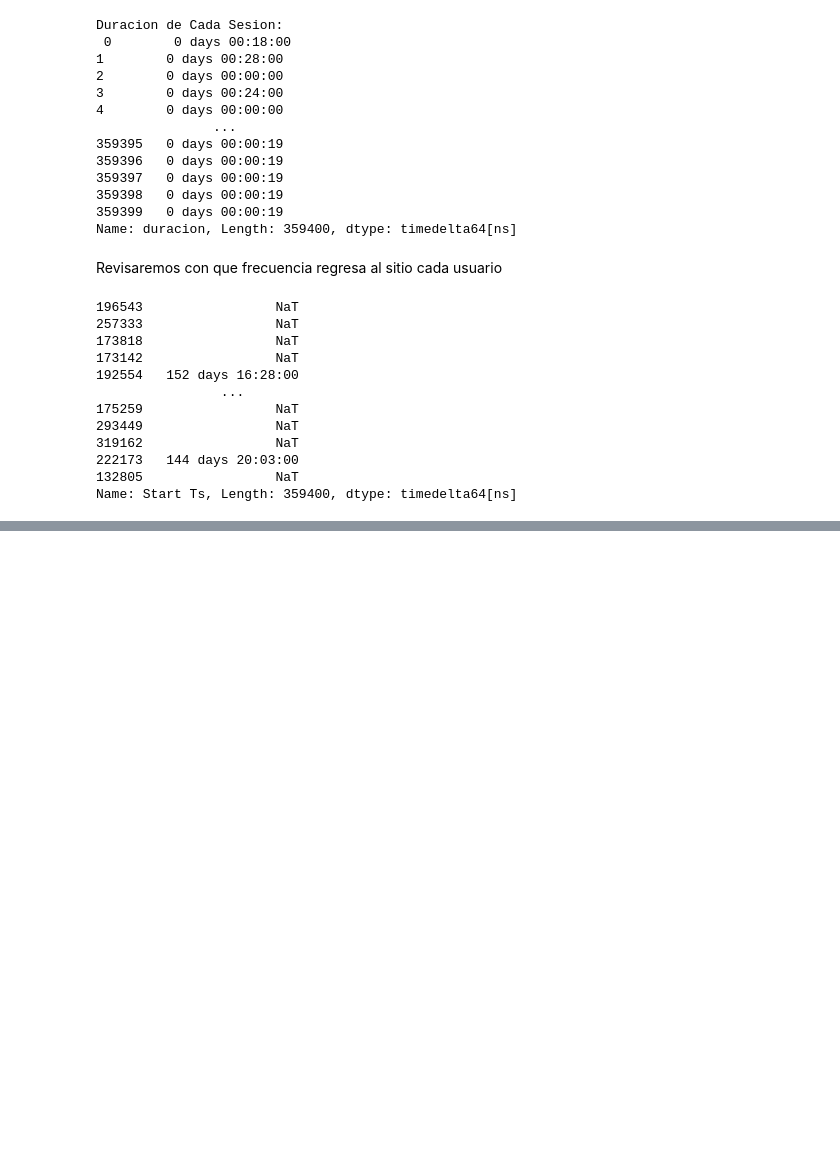
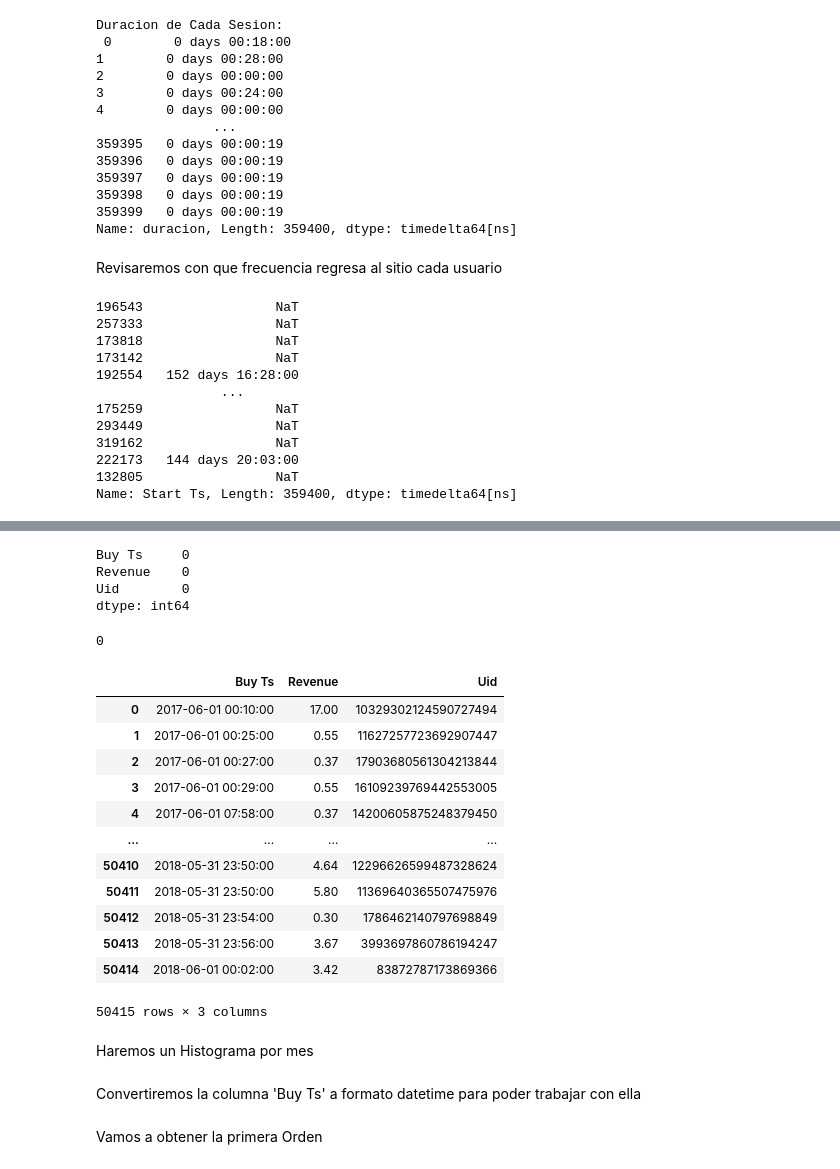
Before and after one commit to Rom5262/Boletos, a Jupyter notebook: entradas.ipynb, the cells around one changed output, grey strips where cells are left out. Drawn from its saved outputs; the diff is of its cells as text; code cells hidden in the pictures; blank space fills up the shorter version.

Commit message:
pedidos

```diff
--- a/entradas.ipynb
+++ b/entradas.ipynb
@@ -180,0 +186,30 @@ Name: Start Ts, Length: 359400, dtype: timedelta64[ns]
+# %%
+print(pedidos.isnull().sum())
+# %% [output]
+Buy Ts     0
+Revenue    0
+Uid        0
+dtype: int64
+# %%
+pedidos = pedidos.drop_duplicates()
+print(pedidos.duplicated().sum())
+pedidos.reset_index(drop=True)
+# %% [output]
+0
+|  | Buy Ts | Revenue | Uid |
+| 0 | 2017-06-01 00:10:00 | 17.00 | 10329302124590727494 |
+| 1 | 2017-06-01 00:25:00 | 0.55 | 11627257723692907447 |
+| 2 | 2017-06-01 00:27:00 | 0.37 | 17903680561304213844 |
+| 3 | 2017-06-01 00:29:00 | 0.55 | 16109239769442553005 |
+| 4 | 2017-06-01 07:58:00 | 0.37 | 14200605875248379450 |
+| ... | ... | ... | ... |
+| 50410 | 2018-05-31 23:50:00 | 4.64 | 12296626599487328624 |
+| 50411 | 2018-05-31 23:50:00 | 5.80 | 11369640365507475976 |
+| 50412 | 2018-05-31 23:54:00 | 0.30 | 1786462140797698849 |
+| 50413 | 2018-05-31 23:56:00 | 3.67 | 3993697860786194247 |
+| 50414 | 2018-06-01 00:02:00 | 3.42 | 83872787173869366 |
+50415 rows × 3 columns
+# %% [markdown]
+Haremos un Histograma por mes
+# %% [markdown]
+Convertiremos la columna 'Buy Ts' a formato datetime para poder trabajar con ella
@@ -180,0 +218,2 @@ Name: Start Ts, Length: 359400, dtype: timedelta64[ns]
+# %% [markdown]
+Vamos a obtener la primera Orden
```
Also changed, not shown: parts of 28 cells of this notebook, 1 other file.
